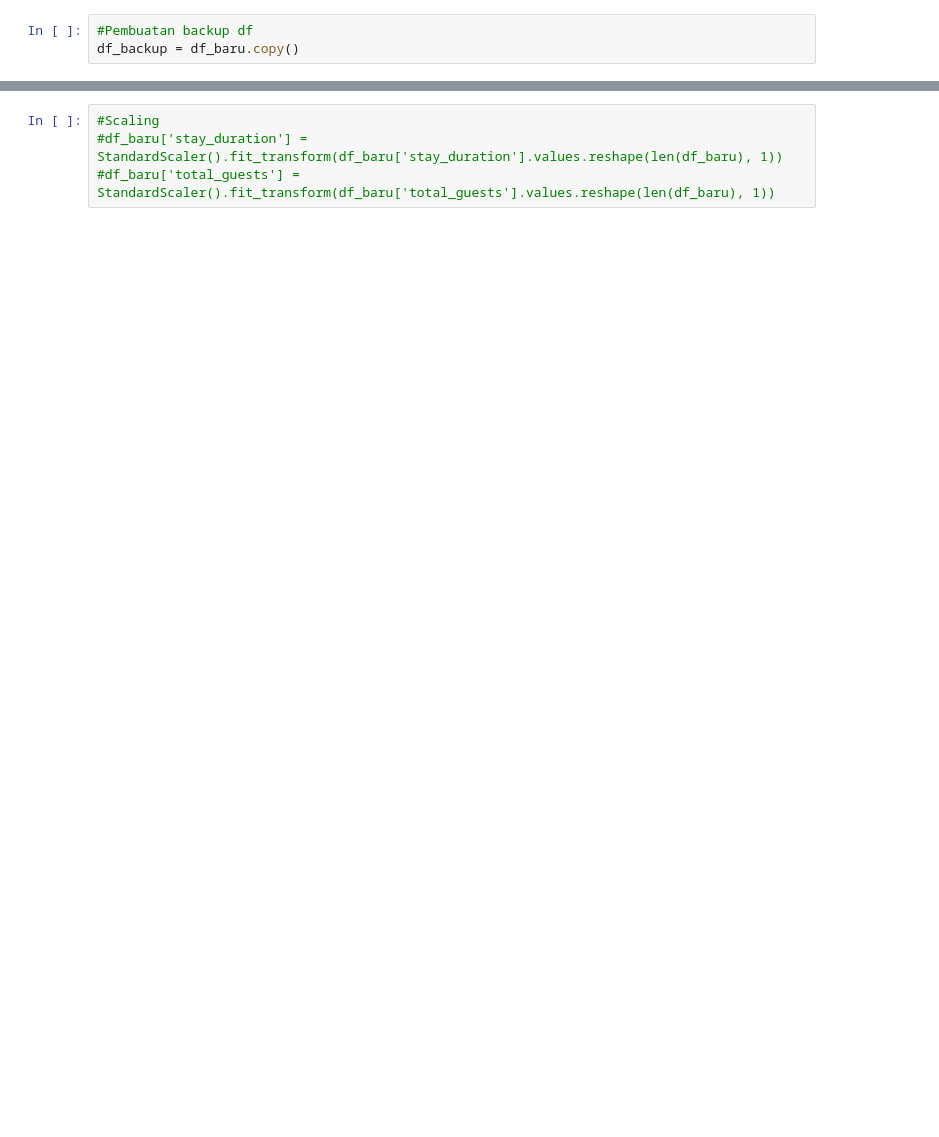
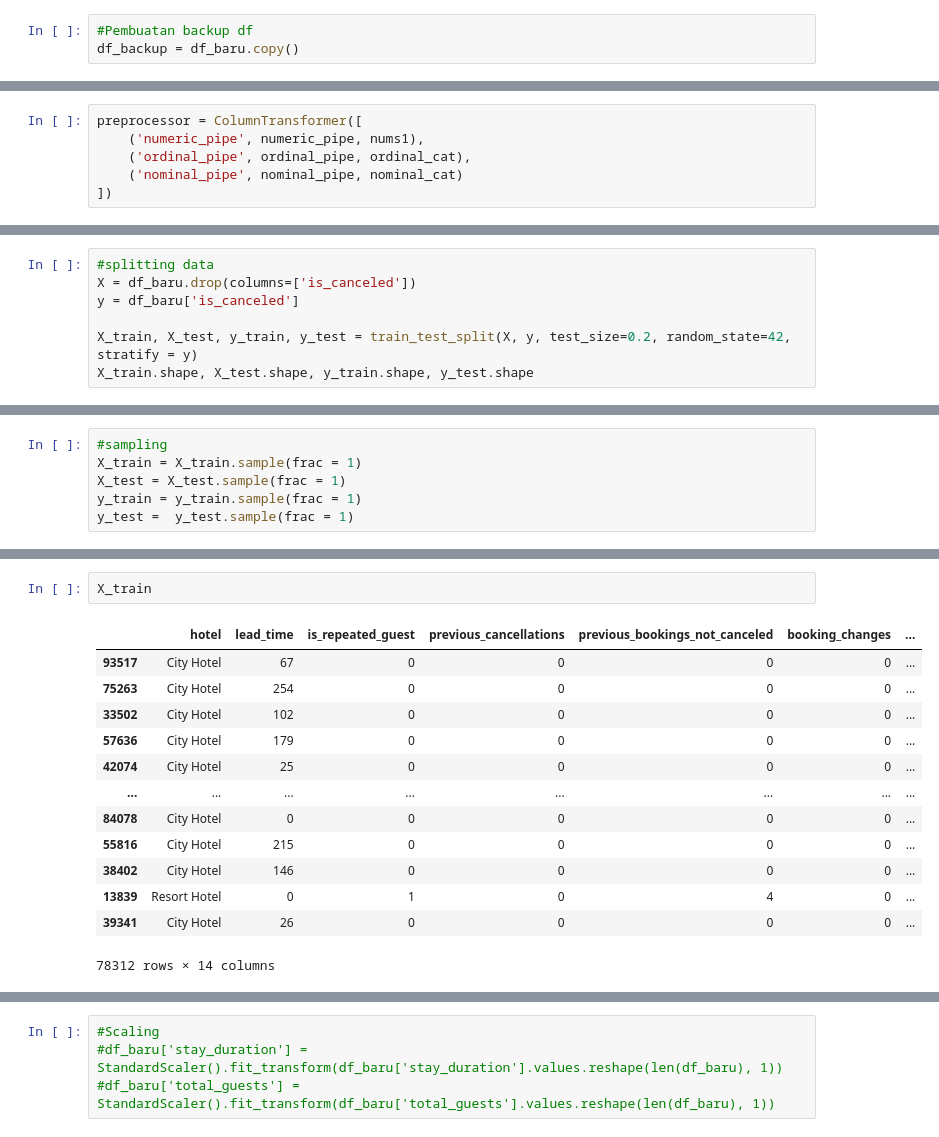
Before and after one commit to Salam215/Final-Project-Rakamin-ML-Hotel-Booking, a Jupyter notebook: Pandas08_baru_model.ipynb, the cells around one changed output, grey strips where cells are left out. Saved outputs shown, nothing was run; the diff lists cells and outputs as text; blank space fills up the shorter version.

```diff
--- a/Pandas08_baru_model.ipynb
+++ b/Pandas08_baru_model.ipynb
@@ -391,0 +332,6 @@ for i in range(0, len(nums1)):
+# %%
+preprocessor = ColumnTransformer([
+    ('numeric_pipe', numeric_pipe, nums1),
+    ('ordinal_pipe', ordinal_pipe, ordinal_cat),
+    ('nominal_pipe', nominal_pipe, nominal_cat)
+])
@@ -391,0 +346,7 @@ for i in range(0, len(nums1)):
+# %%
+#splitting data
+X = df_baru.drop(columns=['is_canceled'])
+y = df_baru['is_canceled']
+
+X_train, X_test, y_train, y_test = train_test_split(X, y, test_size=0.2, random_state=42, stratify = y)
+X_train.shape, X_test.shape, y_train.shape, y_test.shape
@@ -391,0 +355,6 @@ for i in range(0, len(nums1)):
+# %%
+#sampling
+X_train = X_train.sample(frac = 1)
+X_test = X_test.sample(frac = 1)
+y_train = y_train.sample(frac = 1)
+y_test =  y_test.sample(frac = 1)
@@ -391,0 +519,16 @@ for i in range(0, len(nums1)):
+# %%
+X_train
+# %% [output]
+|  | hotel | lead_time | is_repeated_guest | previous_cancellations | previous_bookings_not_canceled | booking_changes | ... |
+| 93517 | City Hotel | 67 | 0 | 0 | 0 | 0 | ... |
+| 75263 | City Hotel | 254 | 0 | 0 | 0 | 0 | ... |
+| 33502 | City Hotel | 102 | 0 | 0 | 0 | 0 | ... |
+| 57636 | City Hotel | 179 | 0 | 0 | 0 | 0 | ... |
+| 42074 | City Hotel | 25 | 0 | 0 | 0 | 0 | ... |
+| ... | ... | ... | ... | ... | ... | ... | ... |
+| 84078 | City Hotel | 0 | 0 | 0 | 0 | 0 | ... |
+| 55816 | City Hotel | 215 | 0 | 0 | 0 | 0 | ... |
+| 38402 | City Hotel | 146 | 0 | 0 | 0 | 0 | ... |
+| 13839 | Resort Hotel | 0 | 1 | 0 | 4 | 0 | ... |
+| 39341 | City Hotel | 26 | 0 | 0 | 0 | 0 | ... |
+78312 rows × 14 columns
```
Also changed, not shown: parts of 65 cells of this notebook.
